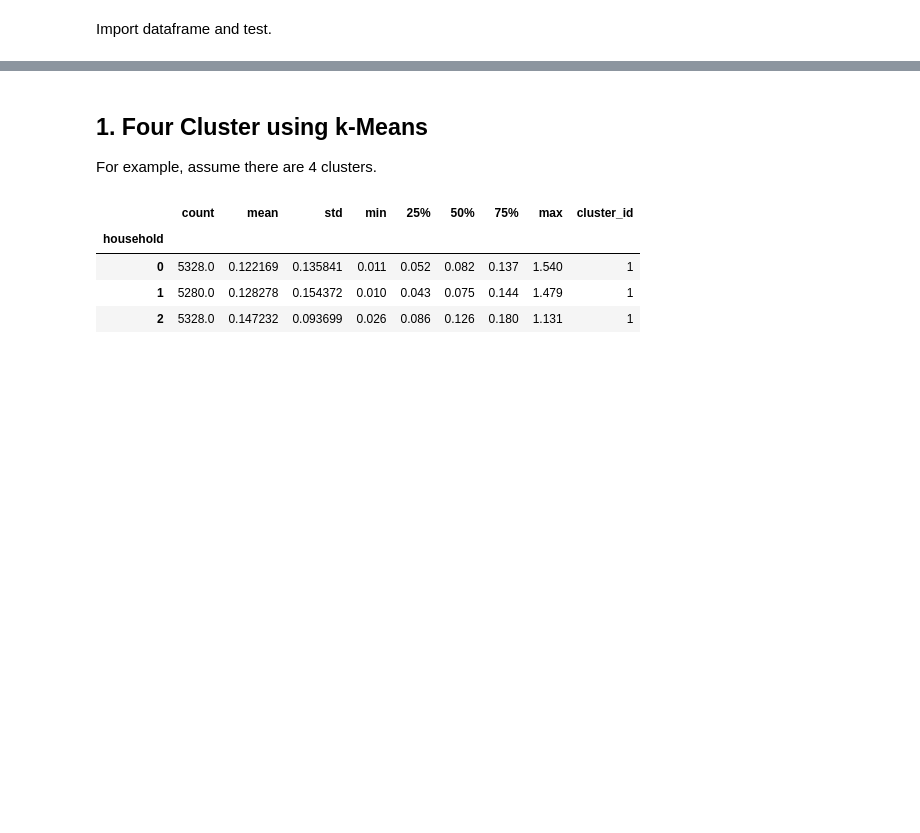
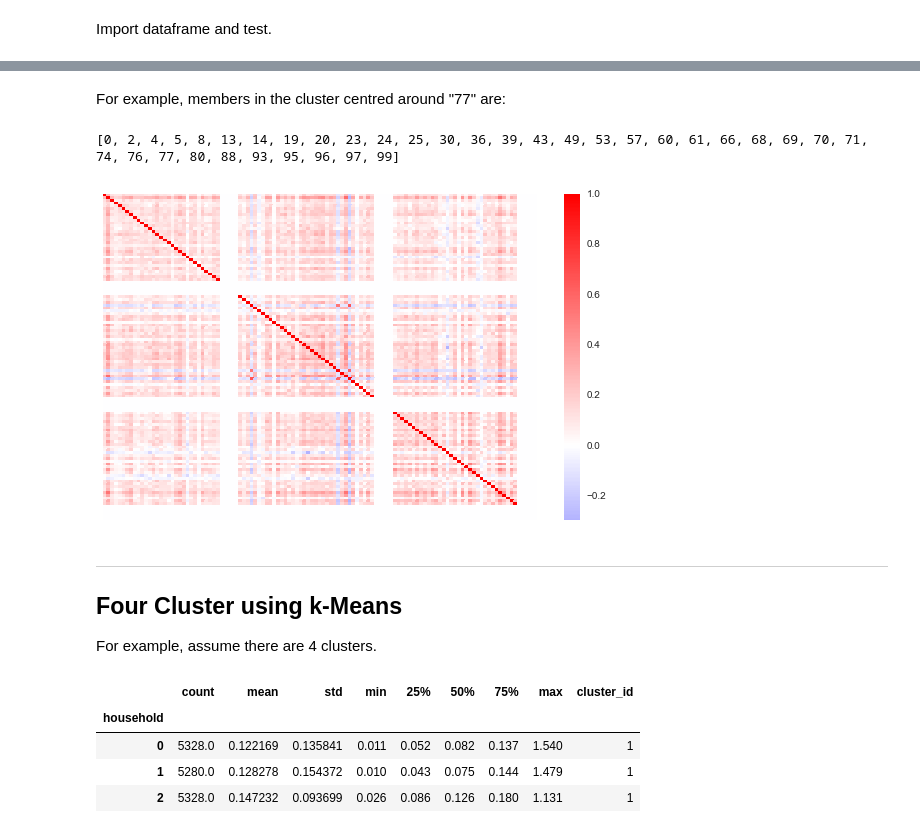
Before and after one commit to edxu96/elec_consumption, a Jupyter notebook: 00_cluster.ipynb, the cells around one changed output, grey strips where cells are left out. Saved outputs shown, nothing was run; the diff lists cells and outputs as text; code cells hidden in the pictures; blank space fills up the shorter version.

Commit message:
Block clustering (#69)

```diff
--- a/00_cluster.ipynb
+++ b/00_cluster.ipynb
@@ -61,0 +69,4 @@ mts['small'] = to_sklearn_dataset(mts['smallTimeSeries'])
+# %%
+#hide
+tree = cluster.mst_corr(df.iloc[:, :100])
+pos = nx.spring_layout(tree)
@@ -62,5 +97,21 @@ mts['small'] = to_sklearn_dataset(mts['smallTimeSeries'])
+# %% [markdown]
+For example, members in the cluster centred around "77" are:
+# %%
+#hide_input
+households_centre_77 = list(nx.node_connected_component(tree, 77))
+households_centre_77.sort()
+print(households_centre_77)
+# %% [output]
+[0, 2, 4, 5, 8, 13, 14, 19, 20, 23, 24, 25, 30, 36, 39, 43, 49, 53, 57, 60, 61, 66, 68, 69, 70, 71, 74, 76, 77, 80, 88, 93, 95, 96, 97, 99]
+# %%
+#hide_input
+cluster.plot_corr_mat(tree, [3, 77, 79], df)
+# %% [output]
+[figure, added]
 # %% [markdown]
-## 1. Four Cluster using k-Means
+---
+
+## Four Cluster using k-Means
 For example, assume there are 4 clusters.
 # %%
 #hide
```
Also changed, not shown: parts of 16 cells of this notebook, 2 other files.
